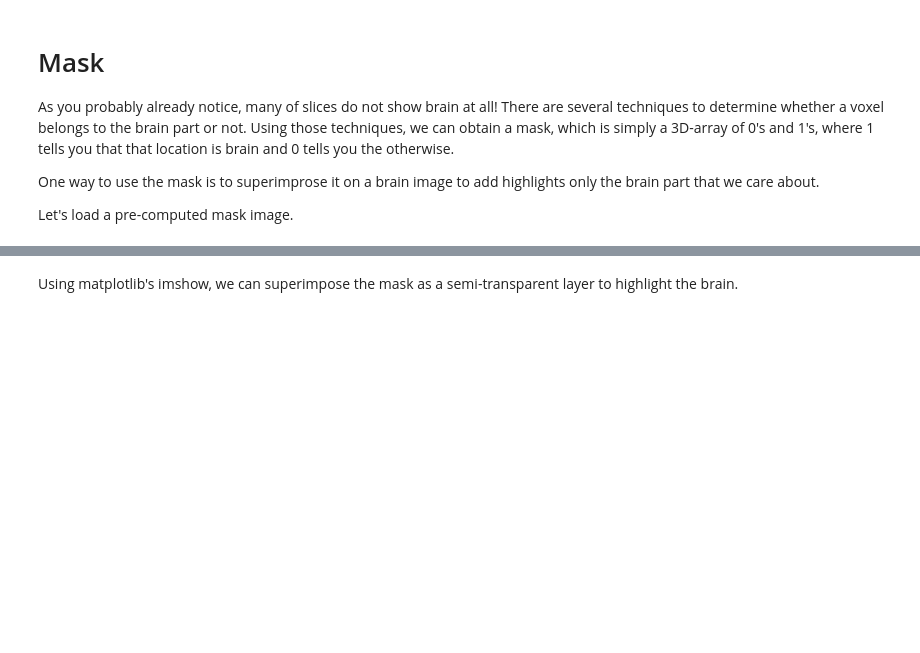
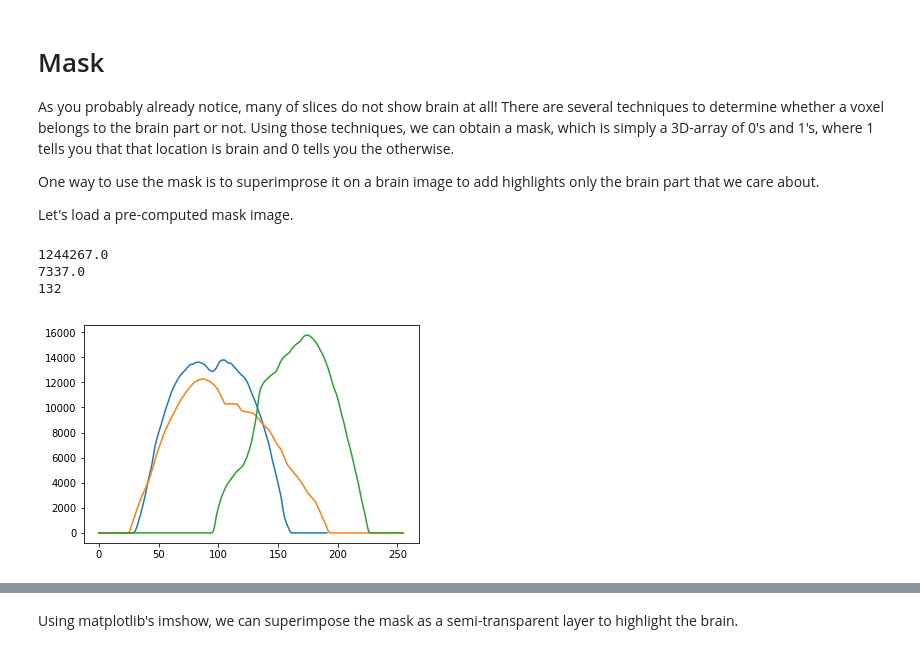
Before and after one commit to knights207210/bai-book, a Jupyter notebook: content/labs/lab-image/index.ipynb, the cells around one changed output, grey strips where cells are left out. Saved outputs shown, nothing was run; the diff lists cells and outputs as text; code cells hidden in the pictures; blank space fills up the shorter version.

```diff
--- a/content/labs/lab-image/index.ipynb
+++ b/content/labs/lab-image/index.ipynb
@@ -80,0 +81,46 @@ mask = nib.load('./mask.nii.gz')
+# %%
+mask = nib.load('./mask.nii.gz')
+#plt.imshow(mask.get_fdata()[:,:,int(data.shape[2]/2)], 'jet', alpha=0.5, interpolation='none')
+print(np.sum(mask.get_fdata()))
+print(np.sum(mask.get_fdata()[:,:,int(data.shape[2]/2)]))
+
+brain_size_x = []
+brain_size_y = []
+brain_size_z = []
+
+
+for i in range(data.shape[0]):
+    brain_size_x.append(mask.get_fdata()[i,:,:].sum())
+
+plt.plot(brain_size_x)
+#plt.show()
+
+for i in range(data.shape[1]):
+    brain_size_y.append(mask.get_fdata()[:,i,:].sum())
+
+plt.plot(brain_size_y)
+#plt.show()
+
+for i in range(data.shape[2]):
+    brain_size_z.append(mask.get_fdata()[:,:,i].sum())
+
+plt.plot(brain_size_z)
+#plt.show()
+
+brain_size_x_crop = []
+left = 0
+right = 0
+for i in range(data.shape[0]):
+    if brain_size_x[i] >0 and brain_size_x[i-1] == 0 :
+        left = i
+    elif brain_size_x[i] > 0 and brain_size_x[i+1] == 0 :
+        right = i
+for i in range(data.shape[0]):
+    if i >= left and i <= right:
+        brain_size_x_crop.append(brain_size_x[i])
+print(len(brain_size_x_crop))
+# %% [output]
+1244267.0
+7337.0
+132
+[figure, added]
```
Also changed, not shown: parts of 5 cells of this notebook, 38 other files.
